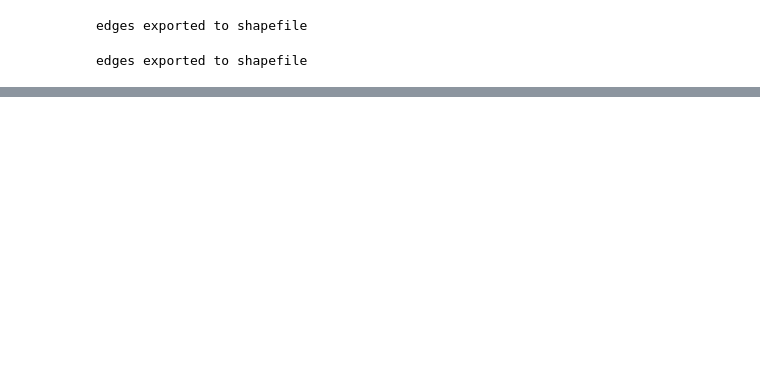
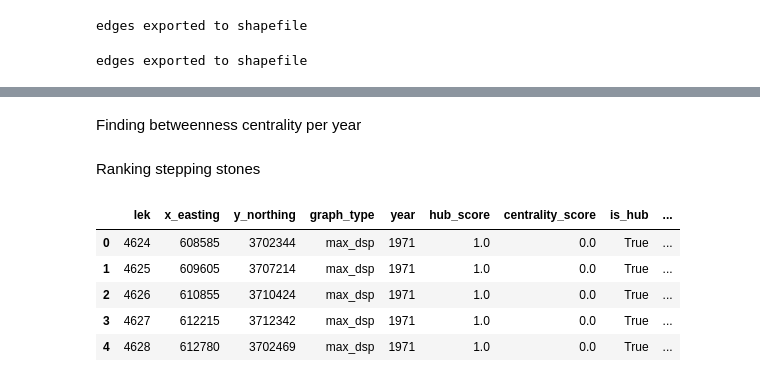
Before and after one commit to jdawsey/LEPC_Structural_Connectivity, a Jupyter notebook: igraph_scripts/igraph/all_leks_networks.ipynb, the cells around one changed output, grey strips where cells are left out. Cells and saved outputs as stored; diff of their text form; code cells hidden in the pictures; blank space fills up the shorter version.

```diff
--- a/igraph_scripts/igraph/all_leks_networks.ipynb
+++ b/igraph_scripts/igraph/all_leks_networks.ipynb
@@ -266,0 +487,2 @@ edges exported to shapefile
+# %% [markdown]
+Finding betweenness centrality per year
@@ -266,0 +665,14 @@ edges exported to shapefile
+# %% [markdown]
+Ranking stepping stones
+# %%
+import pandas as pd
+csv_path = "E:/!!Research/!!!Data/graph_analysis/igraph_metrics_data/all_leks_metrics/redone/yearly_centrality_scores.csv"
+df = pd.read_csv(csv_path)
+df.head()
+# %% [output]
+|  | lek | x_easting | y_northing | graph_type | year | hub_score | centrality_score | is_hub | ... |
+| 0 | 4624 | 608585 | 3702344 | max_dsp | 1971 | 1.0 | 0.0 | True | ... |
+| 1 | 4625 | 609605 | 3707214 | max_dsp | 1971 | 1.0 | 0.0 | True | ... |
+| 2 | 4626 | 610855 | 3710424 | max_dsp | 1971 | 1.0 | 0.0 | True | ... |
+| 3 | 4627 | 612215 | 3712342 | max_dsp | 1971 | 1.0 | 0.0 | True | ... |
+| 4 | 4628 | 612780 | 3702469 | max_dsp | 1971 | 1.0 | 0.0 | True | ... |
```
Also changed, not shown: parts of 18 cells of this notebook, 1 other file.
